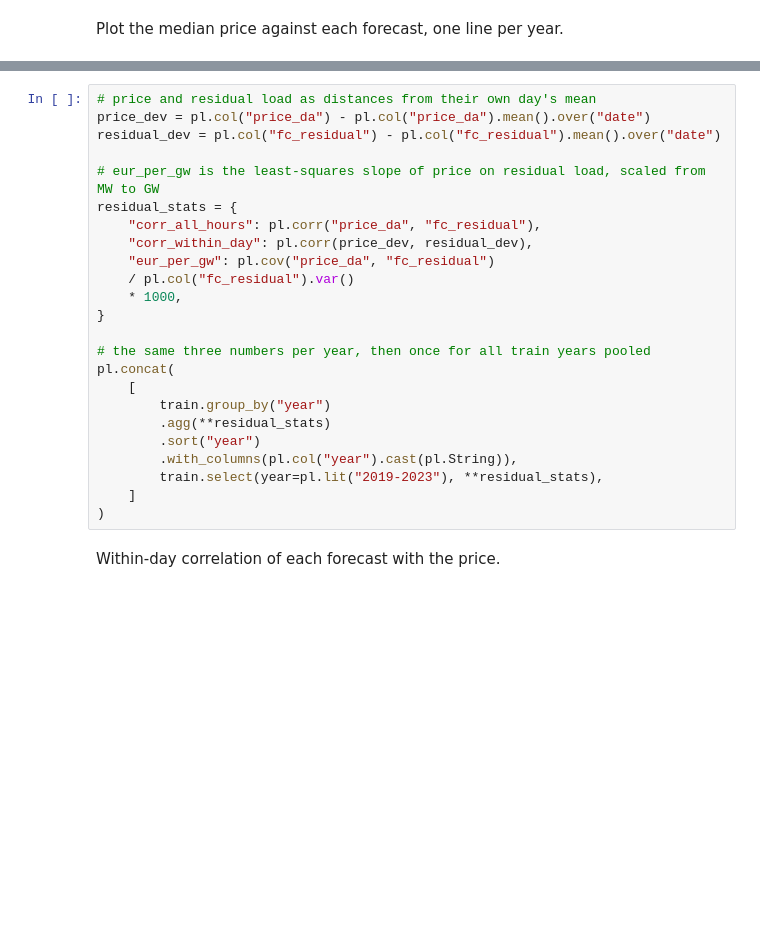
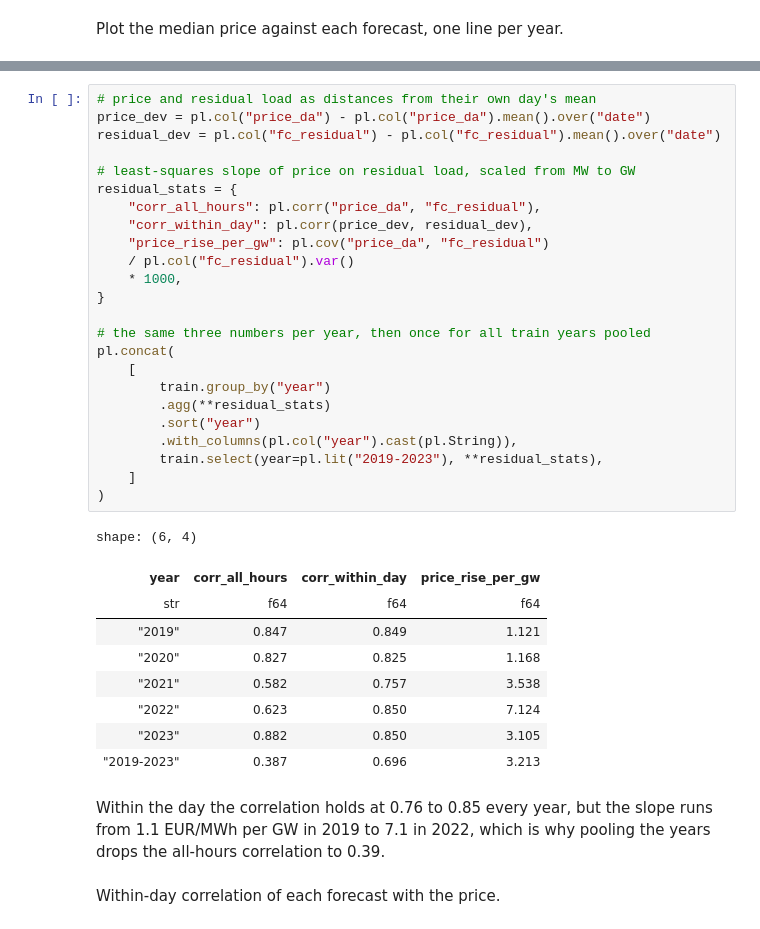
Before and after one commit to martin-gbeck/dba-group-project, a Jupyter notebook: de_price_forecast.ipynb, the cells around one changed output, grey strips where cells are left out. Drawn from its saved outputs; the diff is of its cells as text; blank space fills up the shorter version.

```diff
--- a/de_price_forecast.ipynb
+++ b/de_price_forecast.ipynb
@@ -356,27 +464,39 @@ Per year: how residual load relates to the price, overall and within the day, an
 # %%
 # price and residual load as distances from their own day's mean
 price_dev = pl.col("price_da") - pl.col("price_da").mean().over("date")
 residual_dev = pl.col("fc_residual") - pl.col("fc_residual").mean().over("date")
 
-# eur_per_gw is the least-squares slope of price on residual load, scaled from MW to GW
+# least-squares slope of price on residual load, scaled from MW to GW
 residual_stats = {
     "corr_all_hours": pl.corr("price_da", "fc_residual"),
     "corr_within_day": pl.corr(price_dev, residual_dev),
-    "eur_per_gw": pl.cov("price_da", "fc_residual")
+    "price_rise_per_gw": pl.cov("price_da", "fc_residual")
     / pl.col("fc_residual").var()
     * 1000,
 }
 
 # the same three numbers per year, then once for all train years pooled
 pl.concat(
     [
         train.group_by("year")
         .agg(**residual_stats)
         .sort("year")
         .with_columns(pl.col("year").cast(pl.String)),
         train.select(year=pl.lit("2019-2023"), **residual_stats),
     ]
 )
+# %% [output]
+shape: (6, 4)
+| year | corr_all_hours | corr_within_day | price_rise_per_gw |
+| str | f64 | f64 | f64 |
+| "2019" | 0.847 | 0.849 | 1.121 |
+| "2020" | 0.827 | 0.825 | 1.168 |
+| "2021" | 0.582 | 0.757 | 3.538 |
+| "2022" | 0.623 | 0.850 | 7.124 |
+| "2023" | 0.882 | 0.850 | 3.105 |
+| "2019-2023" | 0.387 | 0.696 | 3.213 |
+# %% [markdown]
+Within the day the correlation holds at 0.76 to 0.85 every year, but the slope runs from 1.1 EUR/MWh per GW in 2019 to 7.1 in 2022, which is why pooling the years drops the all-hours correlation to 0.39.
 # %% [markdown]
 Within-day correlation of each forecast with the price.
 # %%
```
Also changed, not shown: parts of 68 cells of this notebook, 4 other files.
